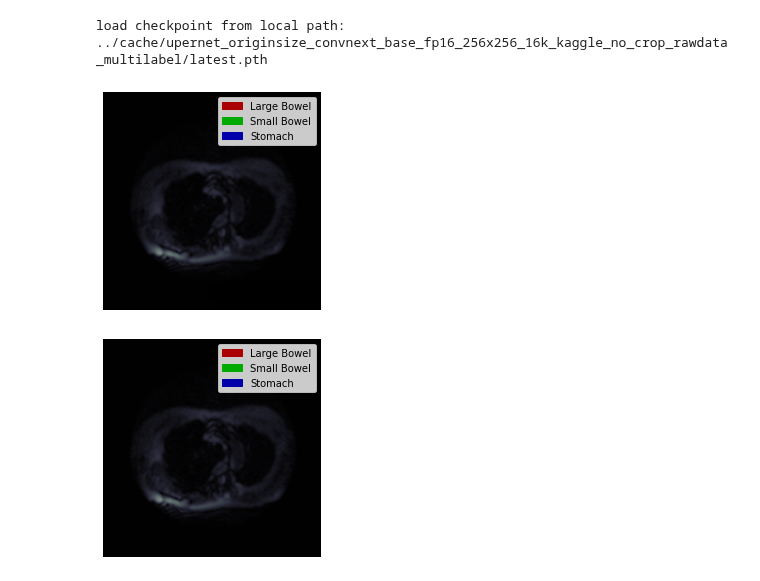
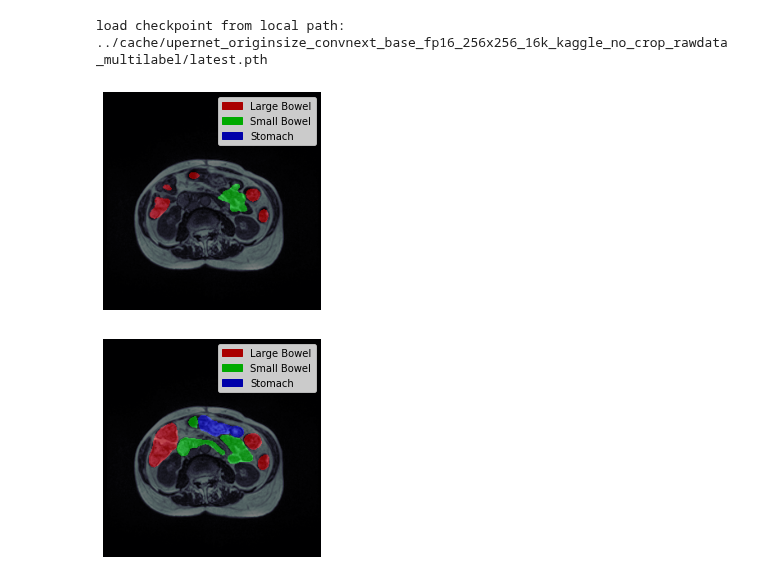
Before and after one commit to zezeze97/kaggle_segmentation, a Jupyter notebook: kaggle_segmentation/inference_demo.ipynb, the cells around one changed output. Cells and saved outputs as stored; diff of their text form; code cells hidden in the pictures.

```diff
--- a/kaggle_segmentation/inference_demo.ipynb
+++ b/kaggle_segmentation/inference_demo.ipynb
@@ -39,8 +39,8 @@ load checkpoint from local path: ../cache/upernet_originsize_convnext_base_fp16_
 # %%
 # test a single image
 # img_path = '../input/uw-madison-gi-tract-image-segmentation/train/case123/case123_day20/scans/slice_0099_266_266_1.50_1.50.png'
-img_path = '../data/kaggle_segmentation_data/image/case2_day1_slice_0001.png'
-gt_file_path = '../data/kaggle_segmentation_data/label_3channel_convert/case2_day1_slice_0001.png'
+img_path = '../data/kaggle_segmentation_data/image/case139_day16_slice_0079.png'
+gt_file_path = '../data/kaggle_segmentation_data/label_3channel_convert/case139_day16_slice_0079.png'
 result = inference_segmentor(model, img_path)
 # %%
 # show the results
@@ -57,26 +57,26 @@ for i in range(res.shape[0]):
         if res[i,j] == 3:
             convert_pred[i,j,:] = [0,0,1]
 '''
-
+res[res==1]=255
 
 show_img(processed_img, res)
 # %% [output]
-[figure, old version]
+[figure, new version]
 # %%
 # show gt
 gt = cv2.imread(gt_file_path, cv2.IMREAD_UNCHANGED)
 '''
 convert_gt = np.zeros((gt.shape[0],gt.shape[1],3))
 for i in range(gt.shape[0]):
     for j in range(gt.shape[1]):
         if gt[i,j] == 1:
             convert_gt[i,j,:] = [1,0,0]
         if gt[i,j] == 2:
             convert_gt[i,j,:] = [0,1,0]
         if gt[i,j] == 3:
             convert_gt[i,j,:] = [0,0,1]
 '''
-
+gt[gt==1]=255
 show_img(processed_img, gt)
 # %% [output]
-[figure, old version]
+[figure, new version]
```
